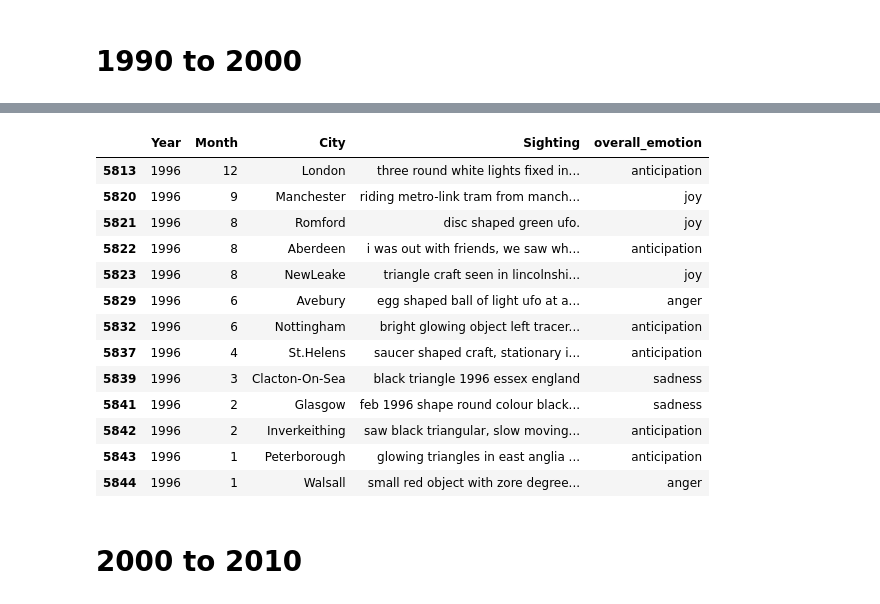
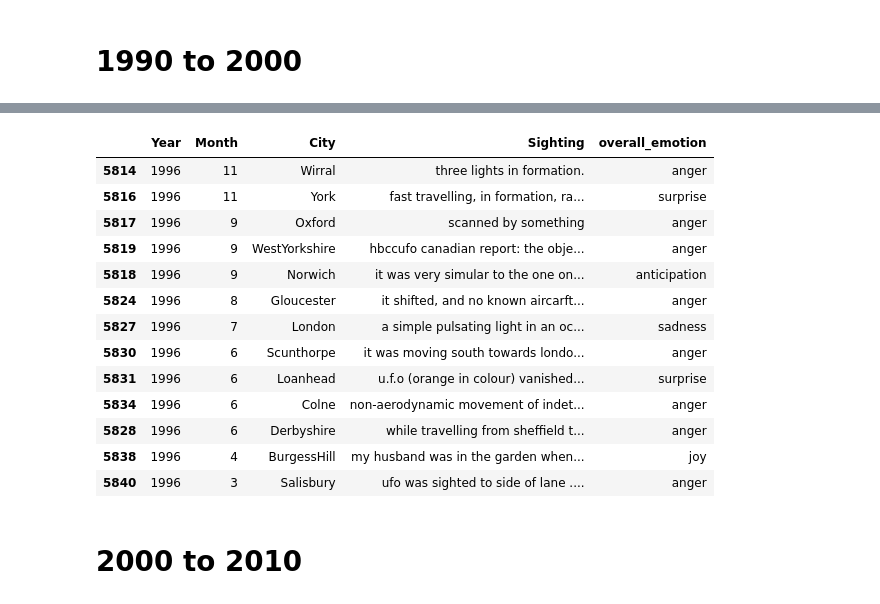
Before and after one commit to SaadCodes247/Digital-Futures-Capstone-The-UKs-UFO-History, a Jupyter notebook: src/ufo_data_analysis.ipynb, the cells around one changed output, grey strips where cells are left out. Saved outputs shown, nothing was run; the diff lists cells and outputs as text; code cells hidden in the pictures.

```diff
--- a/src/ufo_data_analysis.ipynb
+++ b/src/ufo_data_analysis.ipynb
@@ -605,21 +597,23 @@ plt.show()
 # %%
-top_sightings_1996_1997 = df[(df['Year'] == 1996)].nlargest(13, 'sentiment_score')[['Year', 'Month', 'City', 'Sighting', 'overall_emotion']].sort_values(by='Month', ascending = False)
+# Top 13 sightings with smallest sentiment score from 1996 to 1997, sorted by month in descending order
+
+top_sightings_1996_1997 = df[(df['Year'] == 1996)].nsmallest(13, 'sentiment_score')[['Year', 'Month', 'City', 'Sighting', 'overall_emotion']].sort_values(by='Month', ascending = False)
 top_sightings_1996_1997
 # %% [output]
 |  | Year | Month | City | Sighting | overall_emotion |
-| 5813 | 1996 | 12 | London | three round white lights fixed in... | anticipation |
-| 5820 | 1996 | 9 | Manchester | riding metro-link tram from manch... | joy |
-| 5821 | 1996 | 8 | Romford | disc shaped green ufo. | joy |
-| 5822 | 1996 | 8 | Aberdeen | i was out with friends, we saw wh... | anticipation |
-| 5823 | 1996 | 8 | NewLeake | triangle craft seen in lincolnshi... | joy |
-| 5829 | 1996 | 6 | Avebury | egg shaped ball of light ufo at a... | anger |
-| 5832 | 1996 | 6 | Nottingham | bright glowing object left tracer... | anticipation |
-| 5837 | 1996 | 4 | St.Helens | saucer shaped craft, stationary i... | anticipation |
-| 5839 | 1996 | 3 | Clacton-On-Sea | black triangle 1996 essex england | sadness |
-| 5841 | 1996 | 2 | Glasgow | feb 1996 shape round colour black... | sadness |
-| 5842 | 1996 | 2 | Inverkeithing | saw black triangular, slow moving... | anticipation |
-| 5843 | 1996 | 1 | Peterborough | glowing triangles in east anglia ... | anticipation |
-| 5844 | 1996 | 1 | Walsall | small red object with zore degree... | anger |
+| 5814 | 1996 | 11 | Wirral | three lights in formation. | anger |
+| 5816 | 1996 | 11 | York | fast travelling, in formation, ra... | surprise |
+| 5817 | 1996 | 9 | Oxford | scanned by something | anger |
+| 5819 | 1996 | 9 | WestYorkshire | hbccufo canadian report: the obje... | anger |
+| 5818 | 1996 | 9 | Norwich | it was very simular to the one on... | anticipation |
+| 5824 | 1996 | 8 | Gloucester | it shifted, and no known aircarft... | anger |
+| 5827 | 1996 | 7 | London | a simple pulsating light in an oc... | sadness |
+| 5830 | 1996 | 6 | Scunthorpe | it was moving south towards londo... | anger |
+| 5831 | 1996 | 6 | Loanhead | u.f.o (orange in colour) vanished... | surprise |
+| 5834 | 1996 | 6 | Colne | non-aerodynamic movement of indet... | anger |
+| 5828 | 1996 | 6 | Derbyshire | while travelling from sheffield t... | anger |
+| 5838 | 1996 | 4 | BurgessHill | my husband was in the garden when... | joy |
+| 5840 | 1996 | 3 | Salisbury | ufo was sighted to side of lane .... | anger |
 # %% [markdown]
 # 2000 to 2010
 # %%
```
Also changed, not shown: parts of 9 cells of this notebook.
